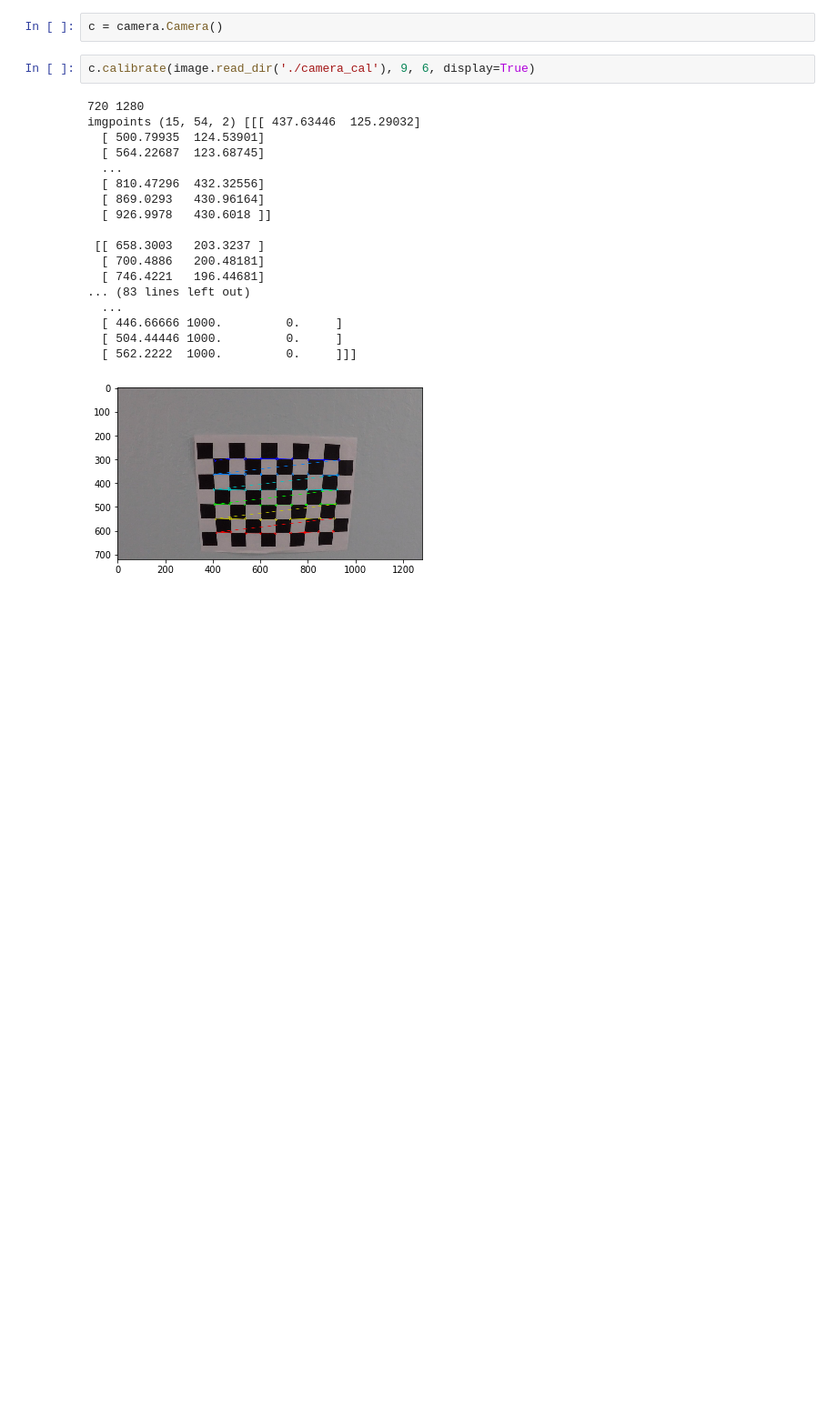
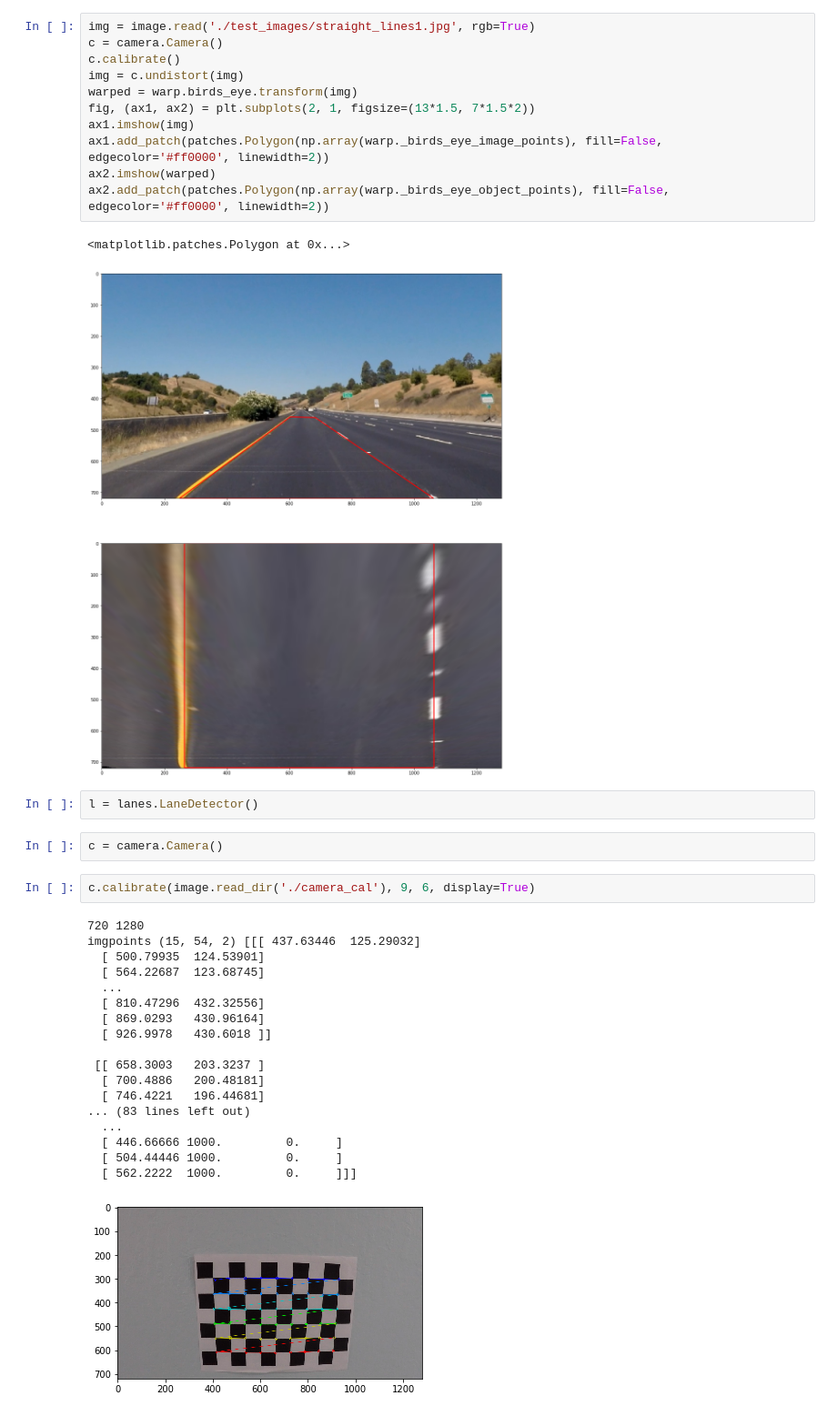
Before and after one commit to tdb-alcorn/CarND-Advanced-Lane-Lines, a Jupyter notebook: scratch.ipynb, the cells around one changed output. Shown at 91% size. Saved outputs shown, nothing was run; the diff lists cells and outputs as text; blank space fills up the shorter version.

```diff
--- a/scratch.ipynb
+++ b/scratch.ipynb
@@ -11,3 +45,19 @@ importlib.reload(image)
+# %%
+img = image.read('./test_images/straight_lines1.jpg', rgb=True)
+c = camera.Camera()
+c.calibrate()
+img = c.undistort(img)
+warped = warp.birds_eye.transform(img)
+fig, (ax1, ax2) = plt.subplots(2, 1, figsize=(13*1.5, 7*1.5*2))
+ax1.imshow(img)
+ax1.add_patch(patches.Polygon(np.array(warp._birds_eye_image_points), fill=False, edgecolor='#ff0000', linewidth=2))
+ax2.imshow(warped)
+ax2.add_patch(patches.Polygon(np.array(warp._birds_eye_object_points), fill=False, edgecolor='#ff0000', linewidth=2))
+# %% [output]
+<matplotlib.patches.Polygon at 0x...>
+[figure, added]
+# %%
+l = lanes.LaneDetector()
 # %%
 c = camera.Camera()
 # %%
```
Also changed, not shown: parts of 10 cells of this notebook, 8 other files.
